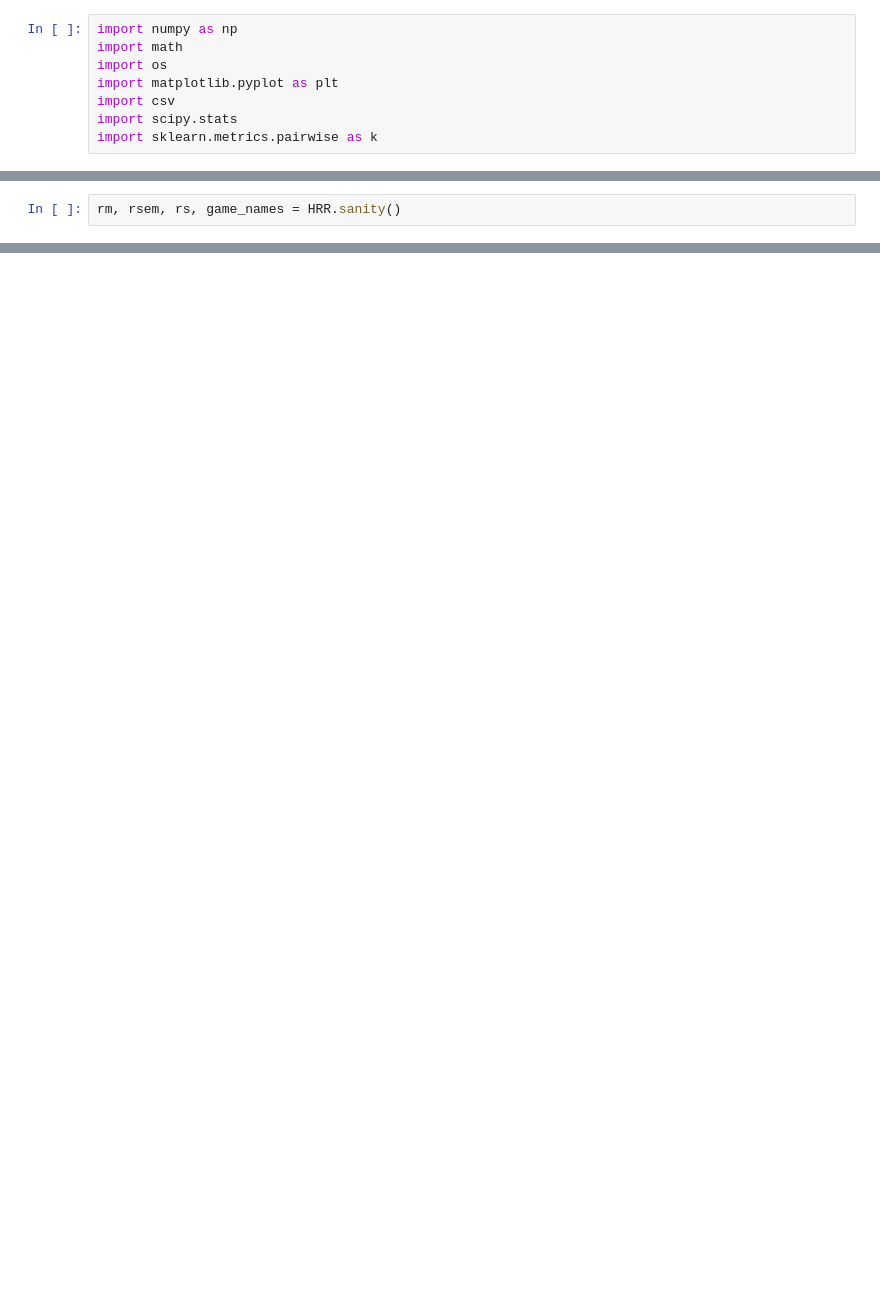
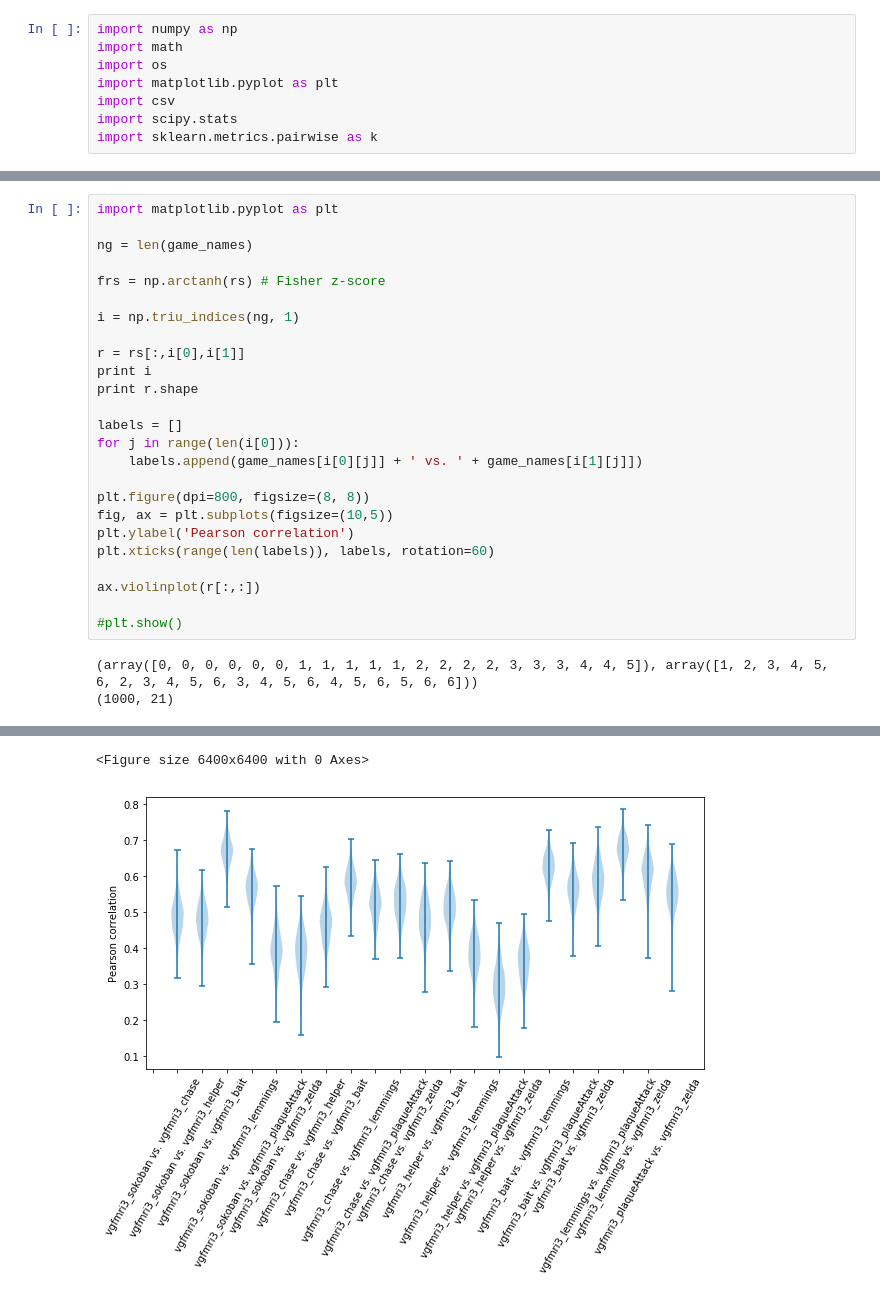
Before and after one commit to tsividis/vgdl, a Jupyter notebook: HRR visualize.ipynb, the cells around one changed output, grey strips where cells are left out. Drawn from its saved outputs; the diff is of its cells as text; blank space fills up the shorter version.

```diff
--- a/HRR visualize.ipynb
+++ b/HRR visualize.ipynb
@@ -14,2 +34,0 @@ reload(HRR)
-# %%
-rm, rsem, rs, game_names = HRR.sanity()
@@ -33,0 +56,28 @@ ERROR:root:NO SPRITE TYPE[u'enemy', u'>']
+# %%
+import matplotlib.pyplot as plt
+
+ng = len(game_names)
+
+frs = np.arctanh(rs) # Fisher z-score
+
+i = np.triu_indices(ng, 1)
+
+r = rs[:,i[0],i[1]]
+print i
+print r.shape
+
+labels = []
+for j in range(len(i[0])):
+    labels.append(game_names[i[0][j]] + ' vs. ' + game_names[i[1][j]])
+
+plt.figure(dpi=800, figsize=(8, 8))
+fig, ax = plt.subplots(figsize=(10,5))
+plt.ylabel('Pearson correlation')
+plt.xticks(range(len(labels)), labels, rotation=60)
+
+ax.violinplot(r[:,:])
+
+#plt.show()
+# %% [output]
+(array([0, 0, 0, 0, 0, 0, 1, 1, 1, 1, 1, 2, 2, 2, 2, 3, 3, 3, 4, 4, 5]), array([1, 2, 3, 4, 5, 6, 2, 3, 4, 5, 6, 3, 4, 5, 6, 4, 5, 6, 5, 6, 6]))
+(1000, 21)
@@ -33,0 +101,2 @@ ERROR:root:NO SPRITE TYPE[u'enemy', u'>']
+<Figure size 6400x6400 with 0 Axes>
+[figure, added]
```
Also changed, not shown: parts of 12 cells of this notebook, 1 other file.
